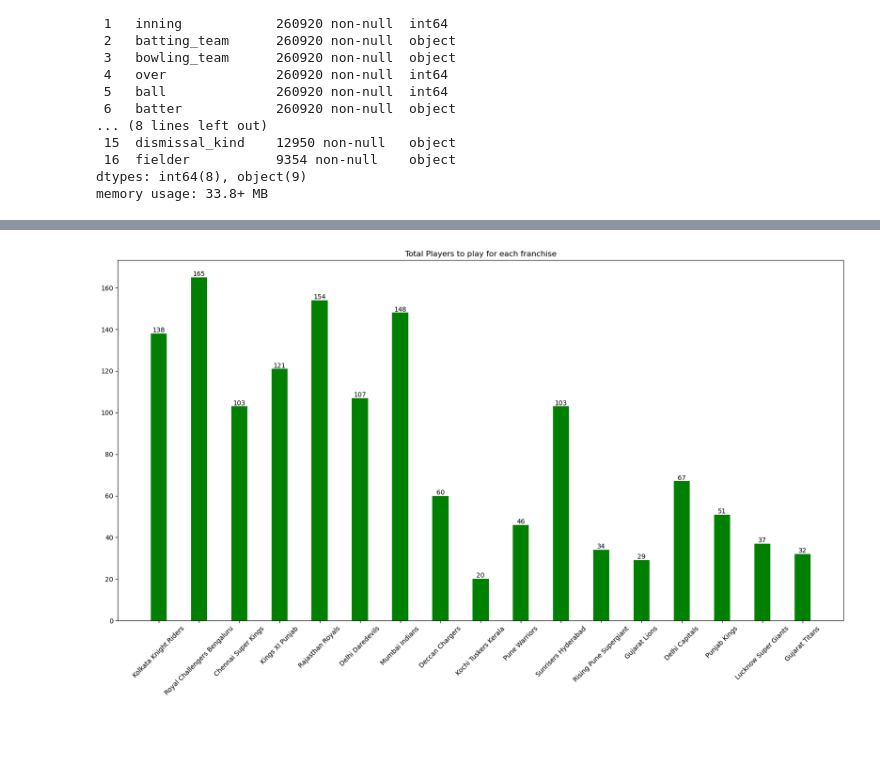
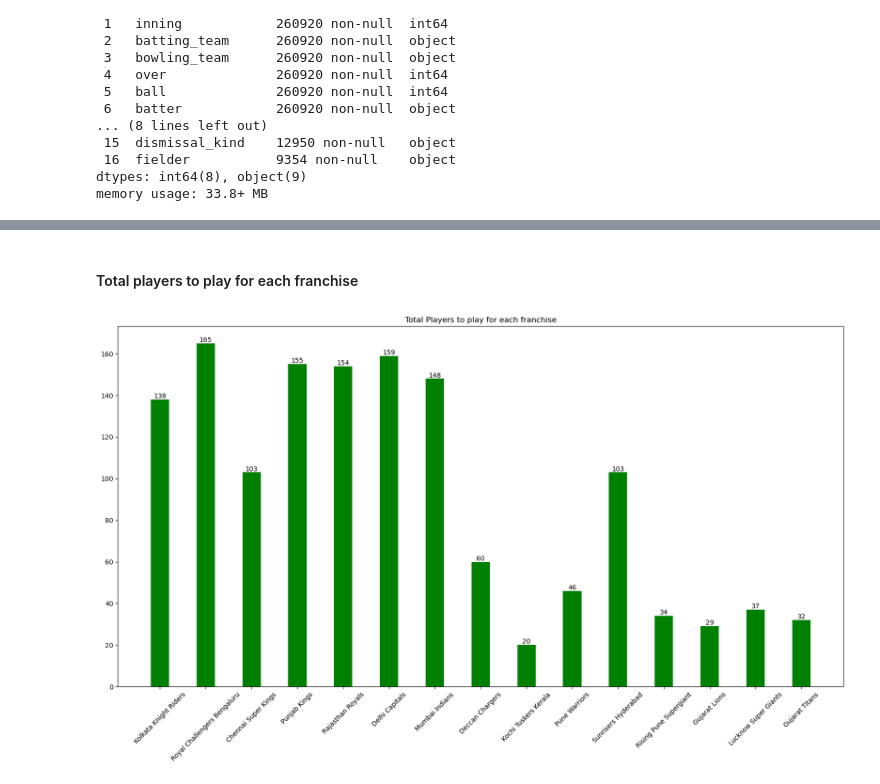
Before and after one commit to MehulBafna/Indian-Premier-League-in-depth-data-analysis-, a Jupyter notebook: Indian Premier League(in depth analysis).ipynb, the cells around one changed output, grey strips where cells are left out. Cells and saved outputs as stored; diff of their text form; code cells hidden in the pictures; blank space fills up the shorter version.

```diff
--- a/Indian Premier League(in depth analysis).ipynb
+++ b/Indian Premier League(in depth analysis).ipynb
@@ -101,2 +116,2 @@ for i in range(len(df)):
 # %%
-df1['Year'] = df1['match_id'].map(mydict)
+balls['Year'] = balls['match_id'].map(id_to_season)
@@ -140,7 +160,8 @@ for i in list(df1['match_id'].unique()):
 # %%
-#Correcting the error in team(franchise) naming
-df1.loc[df1['batting_team']=='Rising Pune Supergiants','batting_team']='Rising Pune Supergiant'
-df1.loc[df1['bowling_team']=='Rising Pune Supergiants','bowling_team']='Rising Pune Supergiant'
-df1.loc[df1['batting_team']=='Royal Challengers Bangalore','batting_team']='Royal Challengers Bengaluru'
-df1.loc[df1['bowling_team']=='Royal Challengers Bangalore','bowling_team']='Royal Challengers Bengaluru'
+balls.loc[balls['batting_team']=='Rising Pune Supergiants','batting_team']='Rising Pune Supergiant'
+balls.loc[balls['bowling_team']=='Rising Pune Supergiants','bowling_team']='Rising Pune Supergiant'
+balls.loc[balls['batting_team']=='Royal Challengers Bangalore','batting_team']='Royal Challengers Bengaluru'
+balls.loc[balls['bowling_team']=='Royal Challengers Bangalore','bowling_team']='Royal Challengers Bengaluru'
+balls.replace('Delhi Daredevils','Delhi Capitals',inplace=True)
+balls.replace('Kings XI Punjab','Punjab Kings',inplace=True)
 # %%
@@ -163,3 +184,6 @@ Data columns (total 19 columns):
  18  Match_No          260920 non-null  float64
 dtypes: float64(1), int64(8), object(10)
 memory usage: 37.8+ MB
+# %%
+matches.drop_duplicates(inplace=True)
+balls.drop_duplicates(inplace=True)
@@ -168,10 +196,10 @@ memory usage: 37.8+ MB
 WON = []
 LOST = []
 TEAM = []
-for i in df['team1'].unique():
-    WON.append(df['winner'][(df['winner']==i)].count())
-    LOST.append(df['team1'][(df['winner']!=i) & (df['team1']==i) ].count()+df['team2'][(df['winner']!=i) & (df['team2']==i) & (df['result']!='Match abandoned')].count())
-    TEAM.append(i)
+for match in matches['team1'].unique():
+    WON.append(matches['winner'][(matches['winner']==match)].count())
+    LOST.append(matches['team1'][(matches['winner']!=match) & (matches['team1']==match) ].count()+matches['team2'][(matches['winner']!=match) & (matches['team2']==match) & (matches['result']!='Match abandoned')].count())
+    TEAM.append(match)
 fig = plt.figure(figsize = (20, 10))
 # creating the bar plot
 BARS = plt.bar(TEAM, WON, color ='blue',width = 0.3)
@@ -408,28 +240,29 @@ print('* Minimum 150 balls faced')
+# %% [markdown]
+#### Total players to play for each franchise
 # %%
-#Total players to play for each franchise
 Players_with_team = []
-for i in list(df1['batting_team'].unique()):
-    Players_with_team.append((list(df1['batter'][(df1['batting_team']==i)].unique())+list(df1['bowler'][(df1['bowling_team']==i)].unique()),i))
+for row in list(balls['batting_team'].unique()):
+    Players_with_team.append((list(balls['batter'][(balls['batting_team']==row)].unique())+list(balls['bowler'][(balls['bowling_team']==row)].unique()),row))
 
 Unique_players_with_team = []
-for i in Players_with_team:
+for players in Players_with_team:
     Players = []
-    for j in i[0]:
-        if j not in Players:
-            Players.append(j)
-    Unique_players_with_team.append((len(Players),i[1]))
+    for player in players[0]:
+        if player not in Players:
+            Players.append(player)
+    Unique_players_with_team.append((len(Players),players[1]))
 fig = plt.figure(figsize = (20, 10))
 Total_players = []
 Team = []
-for i in Unique_players_with_team:
-    Total_players.append(i[0])
-    Team.append(i[1])
+for player in Unique_players_with_team:
+    Total_players.append(player[0])
+    Team.append(player[1])
 BARS = plt.bar(Team, Total_players, color ='green',width = 0.4)
 for BAR in BARS:
     plt.text(BAR.get_x() + BAR.get_width() / 2.0, BAR.get_height(), f'{BAR.get_height():.0f}', ha='center', va='bottom')
 
 plt.xticks(rotation=45)
 plt.title("Total Players to play for each franchise")
 plt.show()
 # %% [output]
-[figure, old version]
+[figure, new version]
```
Also changed, not shown: parts of 114 cells of this notebook.
